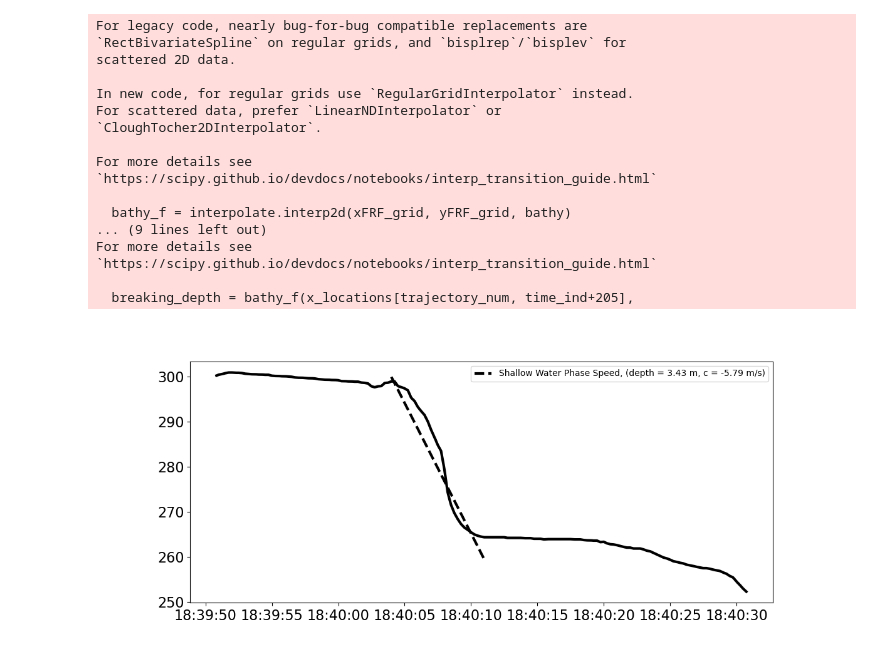
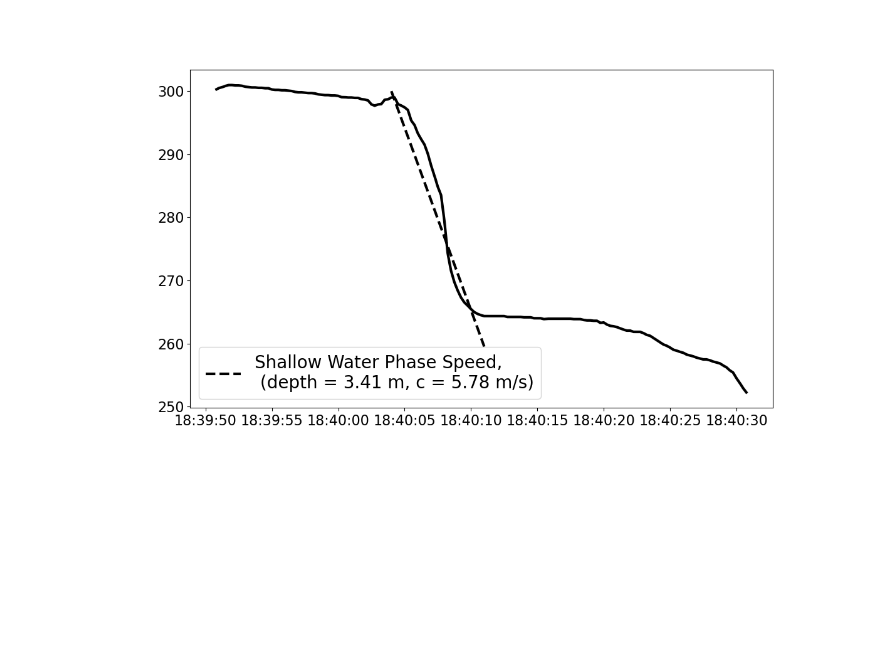
Before and after one commit to edwinrainville/surfing-transport, a Jupyter notebook: analysis/basic-surfing-example.ipynb, the cells around one changed output. Cells and saved outputs as stored; diff of their text form; code cells hidden in the pictures; blank space fills up the shorter version.

Commit message:
Updates for Second round of revisions

```diff
--- a/analysis/basic-surfing-example.ipynb
+++ b/analysis/basic-surfing-example.ipynb
@@ -22,55 +22,39 @@ time_vals = mission_dataset['time'][:]
 # Plot the time series of cross shore and along shore location with the breaking events
 trajectory_num = 5
 
 time = cftime.num2pydate(mission_dataset['time'],
                             units=mission_dataset['time'].units,
                             calendar=mission_dataset['time'].calendar)
 
 # Set time index
 time_ind = 15730
 
 # breaking event depth
 bathy_file = '../data/FRF_geomorphology_DEMs_surveyDEM_20211021.nc'
 bathy_dataset = nc.Dataset(bathy_file)
 bathy = bathy_dataset['elevation'][0,:,:]
 xFRF_grid, yFRF_grid = np.meshgrid(bathy_dataset['xFRF'][:],bathy_dataset['yFRF'][:])
-bathy_f = interpolate.interp2d(xFRF_grid, yFRF_grid, bathy)
+bathy_f = interpolate.RectBivariateSpline(np.squeeze(bathy_dataset['xFRF'][:]), np.squeeze(bathy_dataset['yFRF'][:]), bathy.transpose())
 breaking_depth = bathy_f(x_locations[trajectory_num, time_ind+205],
                          y_locations[trajectory_num, time_ind+205]).item()
 
 # phase speed for breaking
 c =  -1 * np.sqrt(9.8 * np.abs(breaking_depth))
 seconds_phase_speed = np.linspace(0, 7, 15)
 distance_traveled_at_phase_speed = (c * seconds_phase_speed) # offset for fitting to the plot
 t = pd.date_range(start='2021-10-08T18:40:04',
                   end='2021-10-08T18:40:11',
                   periods=15)
 
-fig, ax = plt.subplots(figsize=(12,5))
+fig, ax = plt.subplots(figsize=(12,7))
 ax.plot(time[time_ind:time_ind+480], x_locations[trajectory_num,time_ind:time_ind+480], color='k', linewidth=3)
 ax.plot(t.values, distance_traveled_at_phase_speed+300, color='k', linestyle='dashed',
-         label=f'Shallow Water Phase Speed, (depth = {np.round(np.abs(breaking_depth), 2)} m, c = {np.round(c, 2)} m/s)', linewidth=3)
-ax.set_xlabel('Time [UTC]')
-ax.set_ylabel('Cross Shore Position, x (FRF Coordinate System) [m]')
+         label=f'Shallow Water Phase Speed, \n (depth = {np.round(np.abs(breaking_depth), 2)} m, c = {np.abs(np.round(c, 2))} m/s)', linewidth=3)
+# ax.set_xlabel('Time [UTC]')
+# ax.set_ylabel('Cross Shore Position, x (FRF Coordinate System) [m]')
 ax.tick_params(axis='both', labelsize=16)
-ax.legend()
-fig.savefig('../figures/jump_example.png')
+ax.legend(loc='lower left', fontsize=20)
+plt.show()
+# fig.savefig('../figures/jump_example.png')
 # %% [output]
-For legacy code, nearly bug-for-bug compatible replacements are
-`RectBivariateSpline` on regular grids, and `bisplrep`/`bisplev` for
-scattered 2D data.
-
-In new code, for regular grids use `RegularGridInterpolator` instead.
-For scattered data, prefer `LinearNDInterpolator` or
-`CloughTocher2DInterpolator`.
-
-For more details see
-`https://scipy.github.io/devdocs/notebooks/interp_transition_guide.html`
-
-  bathy_f = interpolate.interp2d(xFRF_grid, yFRF_grid, bathy)
-... (9 lines left out)
-For more details see
-`https://scipy.github.io/devdocs/notebooks/interp_transition_guide.html`
-
-  breaking_depth = bathy_f(x_locations[trajectory_num, time_ind+205],
-[figure, old version]
+[figure, new version]
```
Also changed, not shown: 19 other files.
